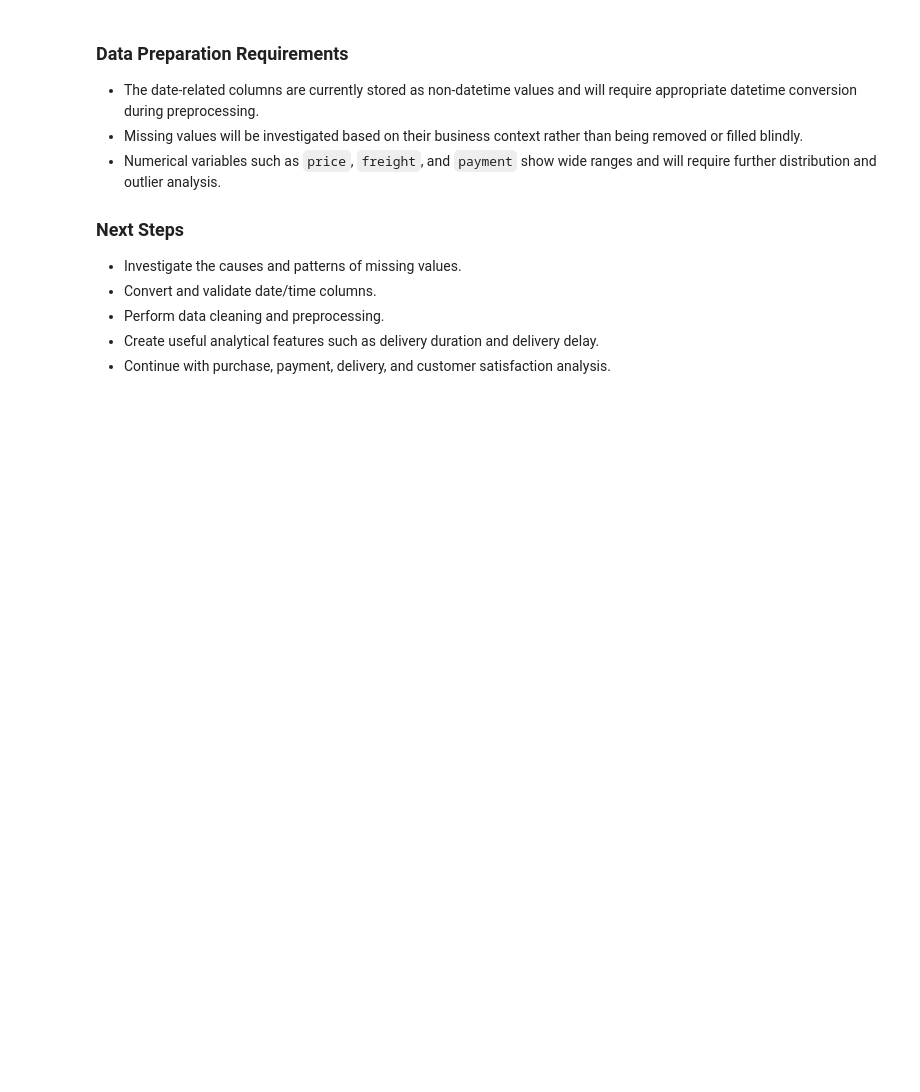
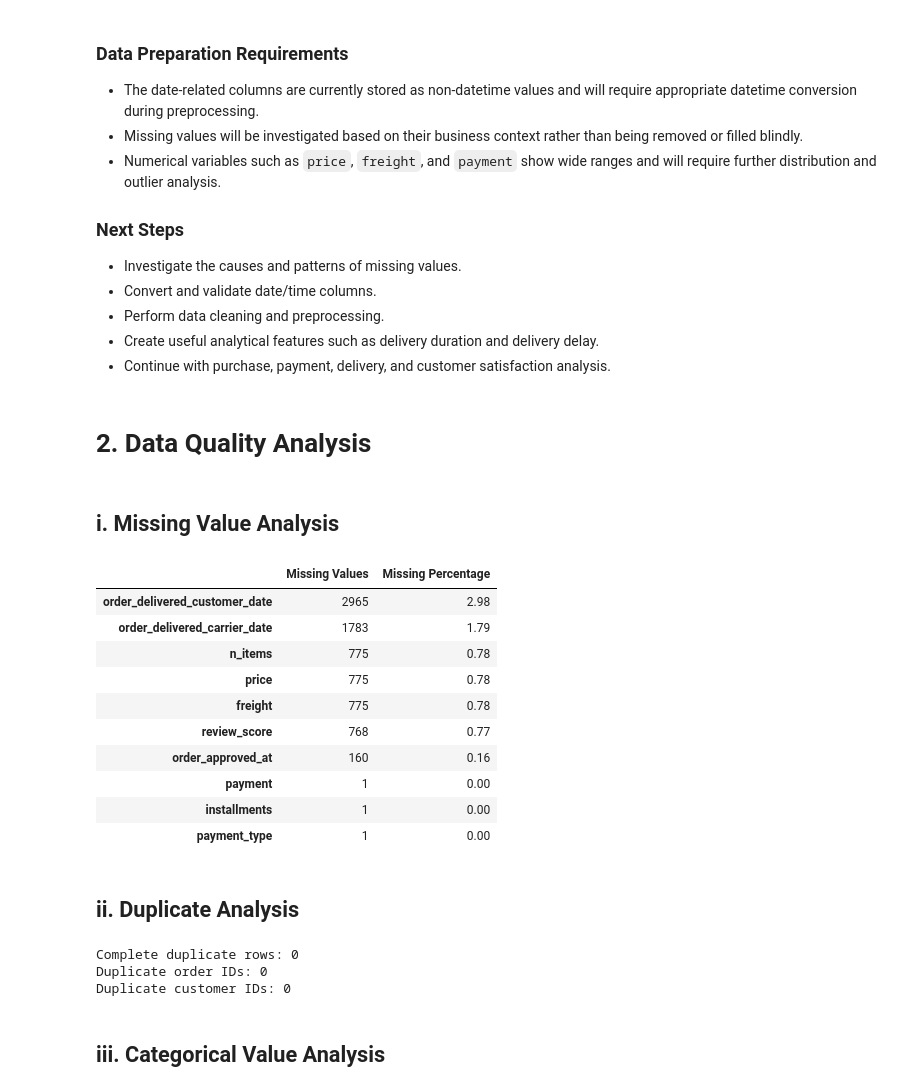
Before and after one commit to PranjaliSBidwe/E-Commerce_Sales_Customer_Behavior_Analysis, a Jupyter notebook: 01_data_understanding.ipynb, the cells around one changed output. Saved outputs shown, nothing was run; the diff lists cells and outputs as text; code cells hidden in the pictures; blank space fills up the shorter version.

```diff
--- a/01_data_understanding.ipynb
+++ b/01_data_understanding.ipynb
@@ -271,3 +273,42 @@ df[date_columns].head()
 - Perform data cleaning and preprocessing.
 - Create useful analytical features such as delivery duration and delivery delay.
 - Continue with purchase, payment, delivery, and customer satisfaction analysis.
+# %% [markdown]
+# 2. Data Quality Analysis
+# %% [markdown]
+## i. Missing Value Analysis
+# %%
+missing_report = pd.DataFrame({
+    "Missing Values": df.isnull().sum(),
+    "Missing Percentage": (df.isnull().mean() * 100).round(2)
+})
+
+missing_report = missing_report[
+    missing_report["Missing Values"] > 0
+].sort_values("Missing Values", ascending=False)
+
+missing_report
+# %% [output]
+|  | Missing Values | Missing Percentage |
+| order_delivered_customer_date | 2965 | 2.98 |
+| order_delivered_carrier_date | 1783 | 1.79 |
+| n_items | 775 | 0.78 |
+| price | 775 | 0.78 |
+| freight | 775 | 0.78 |
+| review_score | 768 | 0.77 |
+| order_approved_at | 160 | 0.16 |
+| payment | 1 | 0.00 |
+| installments | 1 | 0.00 |
+| payment_type | 1 | 0.00 |
+# %% [markdown]
+## ii. Duplicate Analysis
+# %%
+print("Complete duplicate rows:", df.duplicated().sum())
+print("Duplicate order IDs:", df["order_id"].duplicated().sum())
+print("Duplicate customer IDs:", df["customer_id"].duplicated().sum())
+# %% [output]
+Complete duplicate rows: 0
+Duplicate order IDs: 0
+Duplicate customer IDs: 0
+# %% [markdown]
+## iii. Categorical Value Analysis
```
Also changed, not shown: parts of 24 cells of this notebook.
